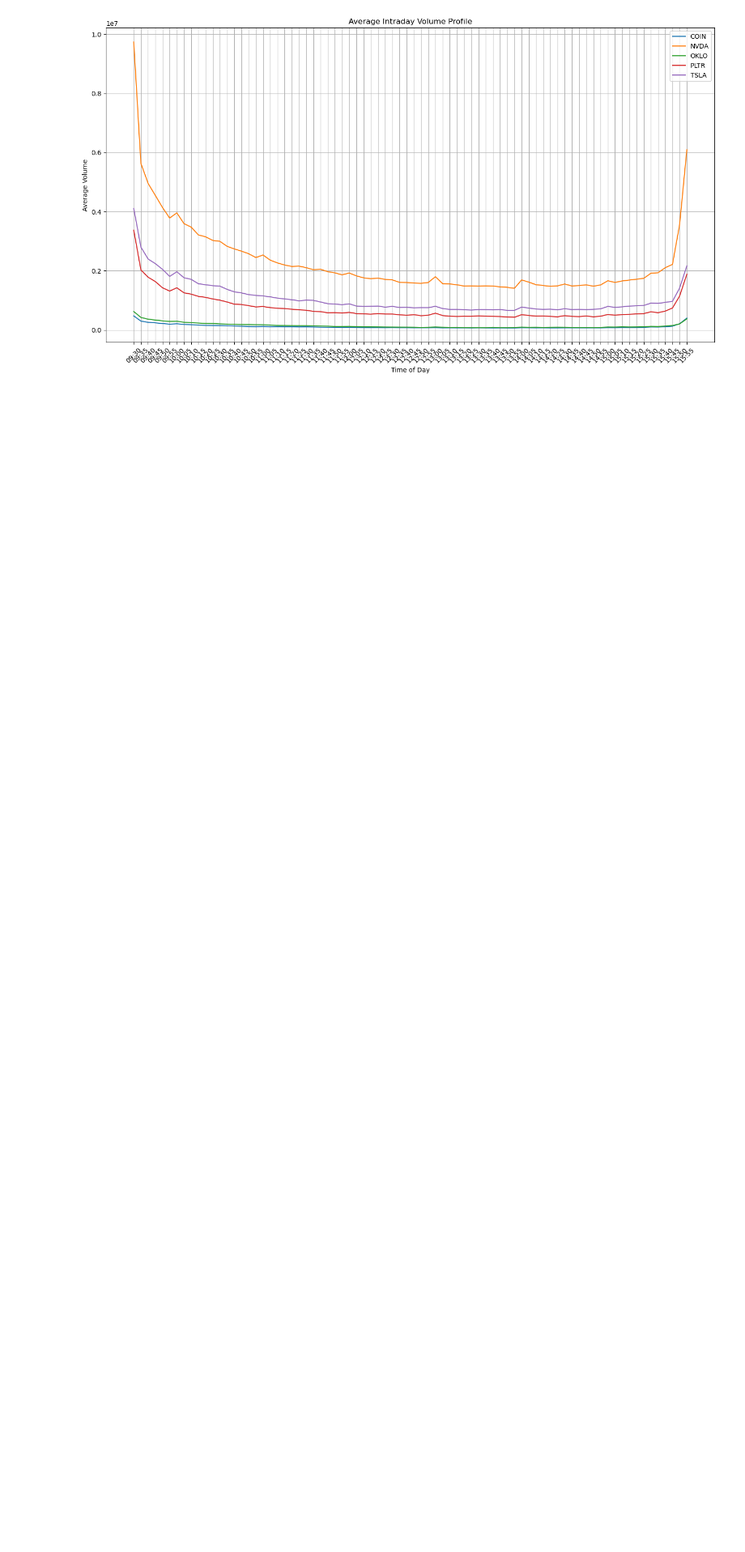
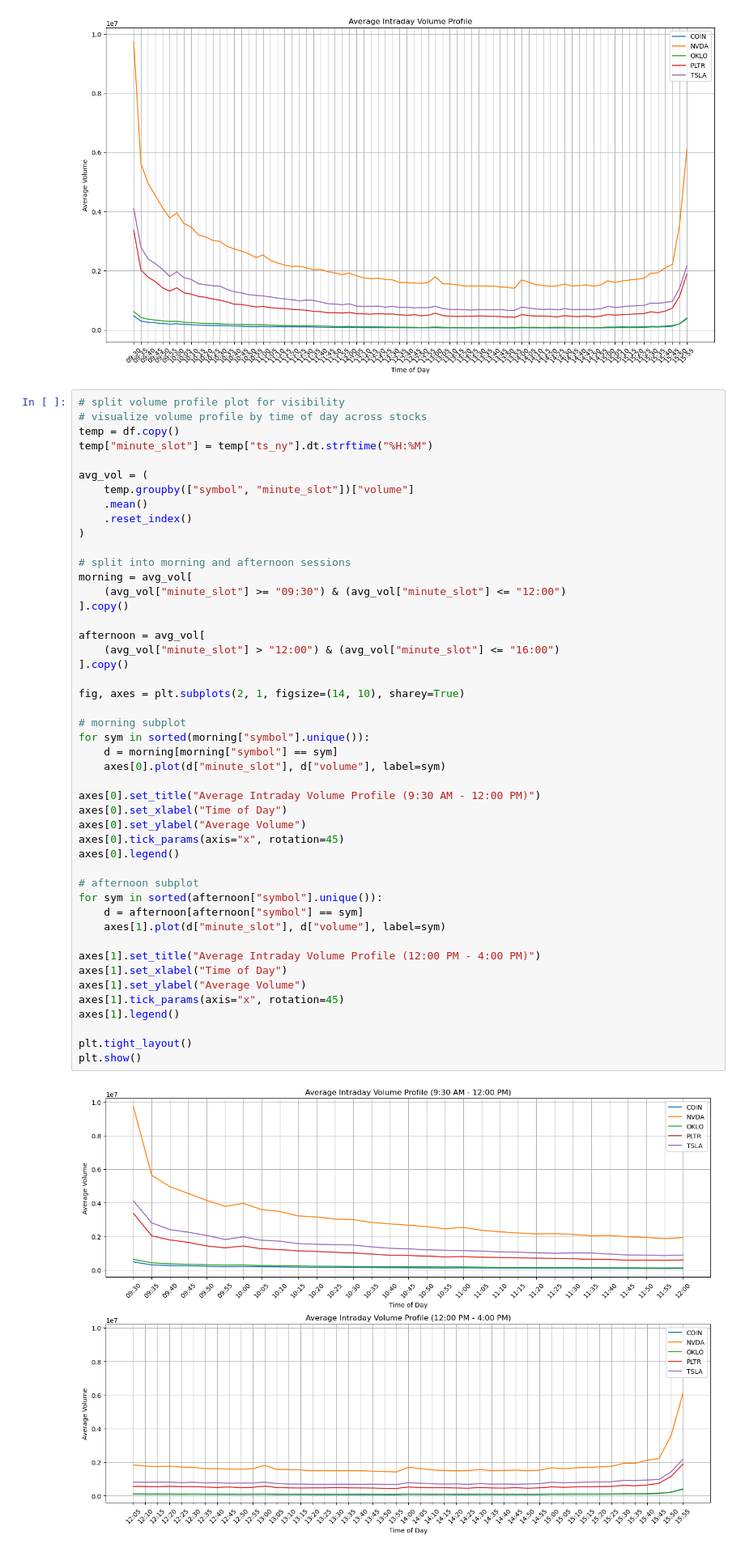
Before and after one commit to navanodonavan/Adaptive_Scalping_Parameter_Optimizer_ML_MSAAI590, a Jupyter notebook: 0.1 EDA Feature Engineering.ipynb, the cells around one changed output. Shown at 81% size. Drawn from its saved outputs; the diff is of its cells as text; blank space fills up the shorter version.

Commit message:
updated EDA plots

```diff
--- a/0.1 EDA Feature Engineering.ipynb
+++ b/0.1 EDA Feature Engineering.ipynb
@@ -205,6 +205,55 @@ plt.tight_layout()
 plt.show()
 # %% [output]
 [figure]
+# %%
+# split volume profile plot for visibility
+# visualize volume profile by time of day across stocks
+temp = df.copy()
+temp["minute_slot"] = temp["ts_ny"].dt.strftime("%H:%M")
+
+avg_vol = (
+    temp.groupby(["symbol", "minute_slot"])["volume"]
+    .mean()
+    .reset_index()
+)
+
+# split into morning and afternoon sessions
+morning = avg_vol[
+    (avg_vol["minute_slot"] >= "09:30") & (avg_vol["minute_slot"] <= "12:00")
+].copy()
+
+afternoon = avg_vol[
+    (avg_vol["minute_slot"] > "12:00") & (avg_vol["minute_slot"] <= "16:00")
+].copy()
+
+fig, axes = plt.subplots(2, 1, figsize=(14, 10), sharey=True)
+
+# morning subplot
+for sym in sorted(morning["symbol"].unique()):
+    d = morning[morning["symbol"] == sym]
+    axes[0].plot(d["minute_slot"], d["volume"], label=sym)
+
+axes[0].set_title("Average Intraday Volume Profile (9:30 AM - 12:00 PM)")
+axes[0].set_xlabel("Time of Day")
+axes[0].set_ylabel("Average Volume")
+axes[0].tick_params(axis="x", rotation=45)
+axes[0].legend()
+
+# afternoon subplot
+for sym in sorted(afternoon["symbol"].unique()):
+    d = afternoon[afternoon["symbol"] == sym]
+    axes[1].plot(d["minute_slot"], d["volume"], label=sym)
+
+axes[1].set_title("Average Intraday Volume Profile (12:00 PM - 4:00 PM)")
+axes[1].set_xlabel("Time of Day")
+axes[1].set_ylabel("Average Volume")
+axes[1].tick_params(axis="x", rotation=45)
+axes[1].legend()
+
+plt.tight_layout()
+plt.show()
+# %% [output]
+[figure, added]
 # %%
 # save cleaned 5M RTH dataset
 rth_cols = [
```
